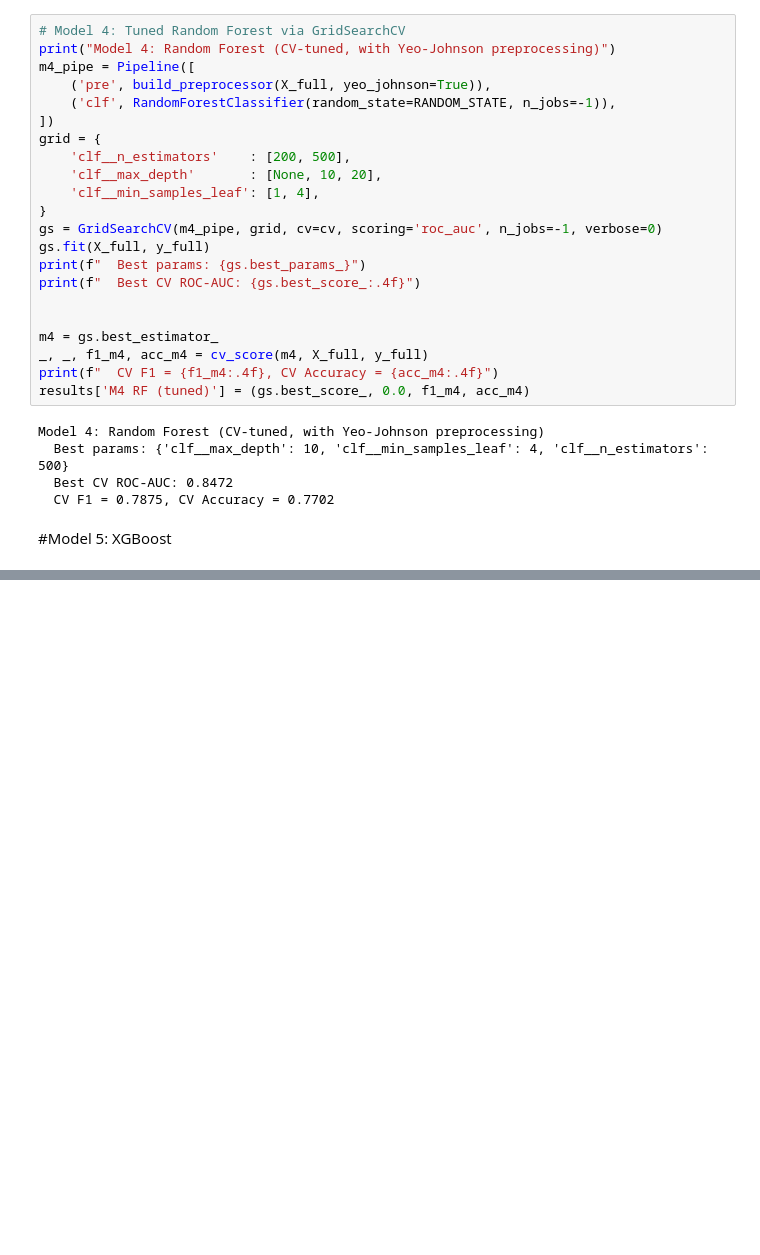
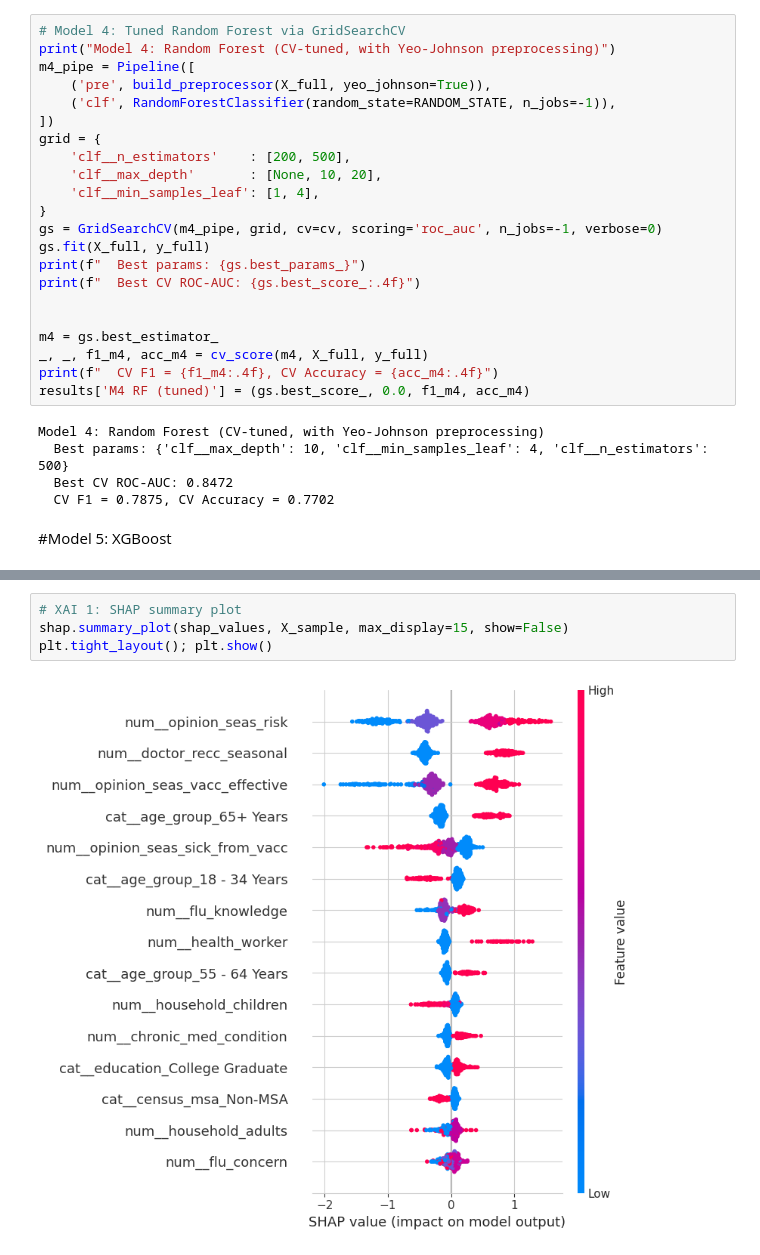
Before and after one commit to DATA-SCIENCE-HACKATHON-Group-12-32/data-science-challenge-group-A, a Jupyter notebook: dsc_main_group_A.ipynb, the cells around one changed output, grey strips where cells are left out. Drawn from its saved outputs; the diff is of its cells as text; blank space fills up the shorter version.

```diff
--- a/dsc_main_group_A.ipynb
+++ b/dsc_main_group_A.ipynb
@@ -415,0 +546,6 @@ m5.fit(X_full, y_full)
+# %%
+# XAI 1: SHAP summary plot
+shap.summary_plot(shap_values, X_sample, max_display=15, show=False)
+plt.tight_layout(); plt.show()
+# %% [output]
+[figure, added]
```
Also changed, not shown: parts of 15 cells of this notebook.
